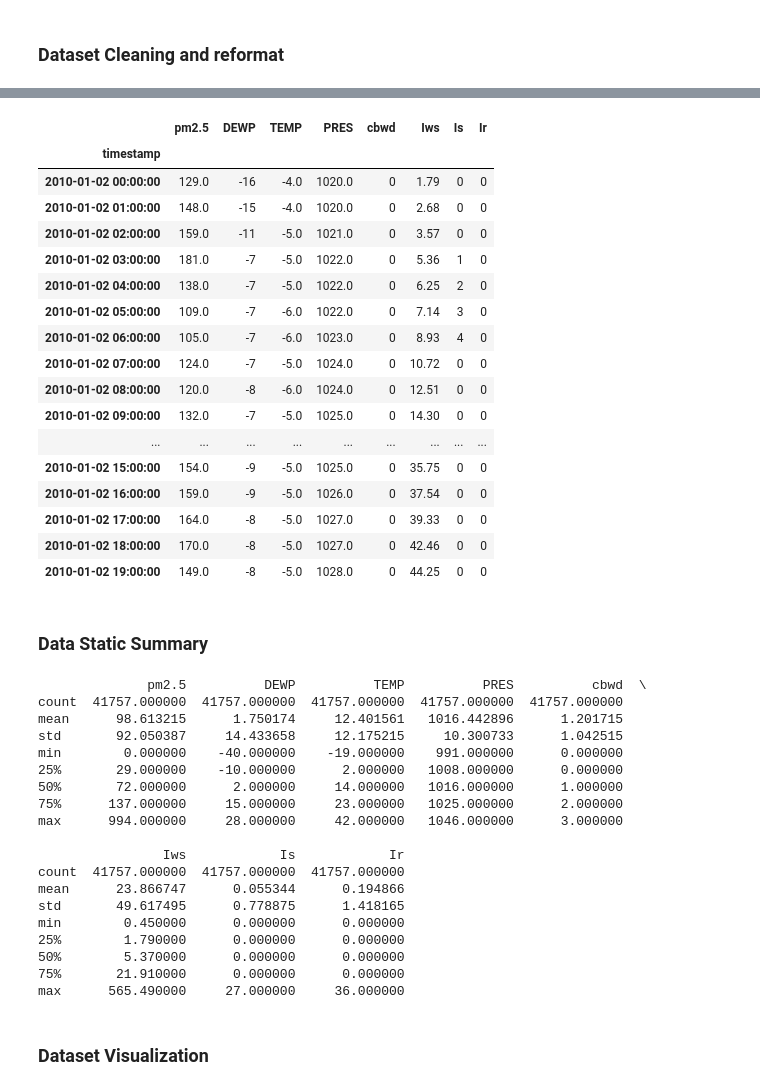
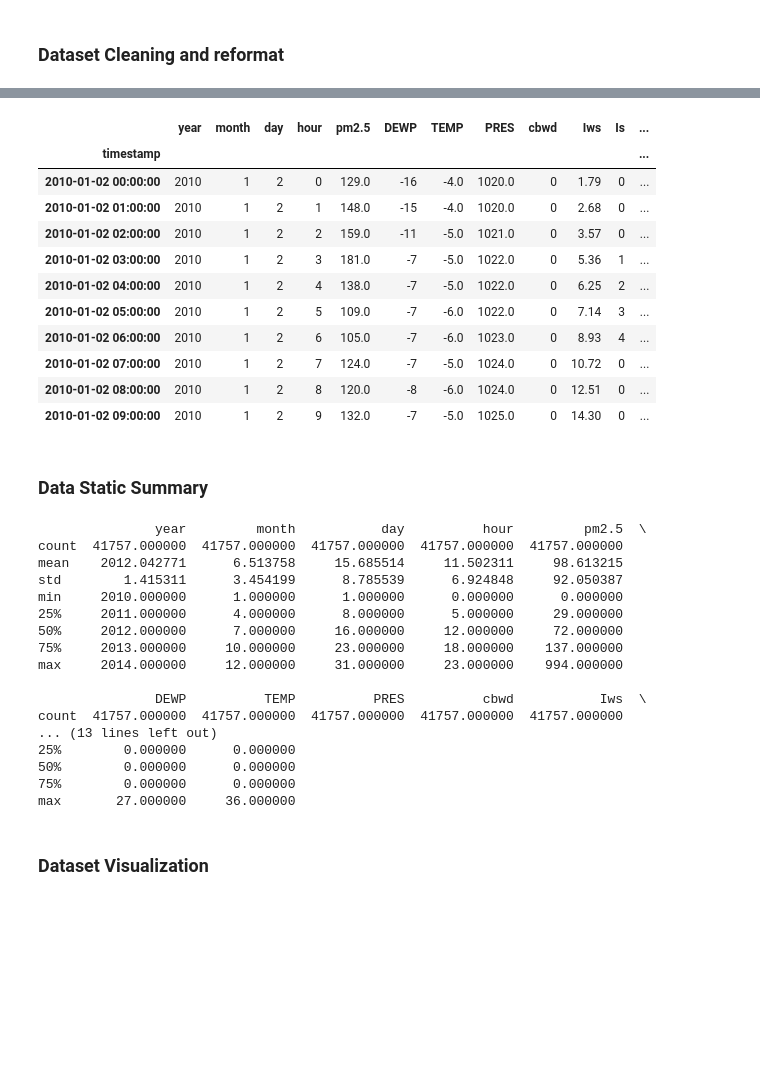
Before and after one commit to vincentsun870530/COMP432_Anomaly_Detection, a Jupyter notebook: comp432.ipynb, the cells around one changed output, grey strips where cells are left out. Cells and saved outputs as stored; diff of their text form; code cells hidden in the pictures; blank space fills up the shorter version.

```diff
--- a/comp432.ipynb
+++ b/comp432.ipynb
@@ -39,6 +37,6 @@ data
 # %%
 data["timestamp"] = pd.to_datetime(data[["year", "month", "day", "hour"]])
+# %%
+data.drop(["No"], axis=1, inplace=True)
 # %%
 data = data.set_index("timestamp")
-# %%
-data.drop(["No", "year", "month", "day", "hour"], axis=1, inplace=True)
@@ -99,26 +86,20 @@ print(data.shape)
 # %%
 # Factorize String data
 data.loc[:, 'cbwd'] = pd.factorize(data.loc[:, 'cbwd'])[0]
-data.head(20)
+data.head(10)
 # %% [output]
-|  | pm2.5 | DEWP | TEMP | PRES | cbwd | Iws | Is | Ir |
-| timestamp |  |  |  |  |  |  |  |  |
-| 2010-01-02 00:00:00 | 129.0 | -16 | -4.0 | 1020.0 | 0 | 1.79 | 0 | 0 |
-| 2010-01-02 01:00:00 | 148.0 | -15 | -4.0 | 1020.0 | 0 | 2.68 | 0 | 0 |
-| 2010-01-02 02:00:00 | 159.0 | -11 | -5.0 | 1021.0 | 0 | 3.57 | 0 | 0 |
-| 2010-01-02 03:00:00 | 181.0 | -7 | -5.0 | 1022.0 | 0 | 5.36 | 1 | 0 |
-| 2010-01-02 04:00:00 | 138.0 | -7 | -5.0 | 1022.0 | 0 | 6.25 | 2 | 0 |
-| 2010-01-02 05:00:00 | 109.0 | -7 | -6.0 | 1022.0 | 0 | 7.14 | 3 | 0 |
-| 2010-01-02 06:00:00 | 105.0 | -7 | -6.0 | 1023.0 | 0 | 8.93 | 4 | 0 |
-| 2010-01-02 07:00:00 | 124.0 | -7 | -5.0 | 1024.0 | 0 | 10.72 | 0 | 0 |
-| 2010-01-02 08:00:00 | 120.0 | -8 | -6.0 | 1024.0 | 0 | 12.51 | 0 | 0 |
-| 2010-01-02 09:00:00 | 132.0 | -7 | -5.0 | 1025.0 | 0 | 14.30 | 0 | 0 |
-| ... | ... | ... | ... | ... | ... | ... | ... | ... |
-| 2010-01-02 15:00:00 | 154.0 | -9 | -5.0 | 1025.0 | 0 | 35.75 | 0 | 0 |
-| 2010-01-02 16:00:00 | 159.0 | -9 | -5.0 | 1026.0 | 0 | 37.54 | 0 | 0 |
-| 2010-01-02 17:00:00 | 164.0 | -8 | -5.0 | 1027.0 | 0 | 39.33 | 0 | 0 |
-| 2010-01-02 18:00:00 | 170.0 | -8 | -5.0 | 1027.0 | 0 | 42.46 | 0 | 0 |
-| 2010-01-02 19:00:00 | 149.0 | -8 | -5.0 | 1028.0 | 0 | 44.25 | 0 | 0 |
+|  | year | month | day | hour | pm2.5 | DEWP | TEMP | PRES | cbwd | Iws | Is | ... |
+| timestamp |  |  |  |  |  |  |  |  |  |  |  | ... |
+| 2010-01-02 00:00:00 | 2010 | 1 | 2 | 0 | 129.0 | -16 | -4.0 | 1020.0 | 0 | 1.79 | 0 | ... |
+| 2010-01-02 01:00:00 | 2010 | 1 | 2 | 1 | 148.0 | -15 | -4.0 | 1020.0 | 0 | 2.68 | 0 | ... |
+| 2010-01-02 02:00:00 | 2010 | 1 | 2 | 2 | 159.0 | -11 | -5.0 | 1021.0 | 0 | 3.57 | 0 | ... |
+| 2010-01-02 03:00:00 | 2010 | 1 | 2 | 3 | 181.0 | -7 | -5.0 | 1022.0 | 0 | 5.36 | 1 | ... |
+| 2010-01-02 04:00:00 | 2010 | 1 | 2 | 4 | 138.0 | -7 | -5.0 | 1022.0 | 0 | 6.25 | 2 | ... |
+| 2010-01-02 05:00:00 | 2010 | 1 | 2 | 5 | 109.0 | -7 | -6.0 | 1022.0 | 0 | 7.14 | 3 | ... |
+| 2010-01-02 06:00:00 | 2010 | 1 | 2 | 6 | 105.0 | -7 | -6.0 | 1023.0 | 0 | 8.93 | 4 | ... |
+| 2010-01-02 07:00:00 | 2010 | 1 | 2 | 7 | 124.0 | -7 | -5.0 | 1024.0 | 0 | 10.72 | 0 | ... |
+| 2010-01-02 08:00:00 | 2010 | 1 | 2 | 8 | 120.0 | -8 | -6.0 | 1024.0 | 0 | 12.51 | 0 | ... |
+| 2010-01-02 09:00:00 | 2010 | 1 | 2 | 9 | 132.0 | -7 | -5.0 | 1025.0 | 0 | 14.30 | 0 | ... |
 # %%
 # Saved cleaned data
 data.to_csv('data/cleaned_data')
@@ -127,25 +108,23 @@ data.to_csv('data/cleaned_data')
 # %%
 print(data.describe())
 # %% [output]
-              pm2.5          DEWP          TEMP          PRES          cbwd  \
+               year         month           day          hour         pm2.5  \
 count  41757.000000  41757.000000  41757.000000  41757.000000  41757.000000
-mean      98.613215      1.750174     12.401561   1016.442896      1.201715
-std       92.050387     14.433658     12.175215     10.300733      1.042515
-min        0.000000    -40.000000    -19.000000    991.000000      0.000000
-25%       29.000000    -10.000000      2.000000   1008.000000      0.000000
-50%       72.000000      2.000000     14.000000   1016.000000      1.000000
-75%      137.000000     15.000000     23.000000   1025.000000      2.000000
-max      994.000000     28.000000     42.000000   1046.000000      3.000000
+mean    2012.042771      6.513758     15.685514     11.502311     98.613215
+std        1.415311      3.454199      8.785539      6.924848     92.050387
+min     2010.000000      1.000000      1.000000      0.000000      0.000000
+25%     2011.000000      4.000000      8.000000      5.000000     29.000000
+50%     2012.000000      7.000000     16.000000     12.000000     72.000000
+75%     2013.000000     10.000000     23.000000     18.000000    137.000000
+max     2014.000000     12.000000     31.000000     23.000000    994.000000
 
-                Iws            Is            Ir
-count  41757.000000  41757.000000  41757.000000
-mean      23.866747      0.055344      0.194866
-std       49.617495      0.778875      1.418165
-min        0.450000      0.000000      0.000000
-25%        1.790000      0.000000      0.000000
-50%        5.370000      0.000000      0.000000
-75%       21.910000      0.000000      0.000000
-max      565.490000     27.000000     36.000000
+               DEWP          TEMP          PRES          cbwd           Iws  \
+count  41757.000000  41757.000000  41757.000000  41757.000000  41757.000000
+... (13 lines left out)
+25%        0.000000      0.000000
+50%        0.000000      0.000000
+75%        0.000000      0.000000
+max       27.000000     36.000000
 # %% [markdown]
 ### Dataset Visualization
 # %%
```
Also changed, not shown: parts of 34 cells of this notebook, 1 other file.
